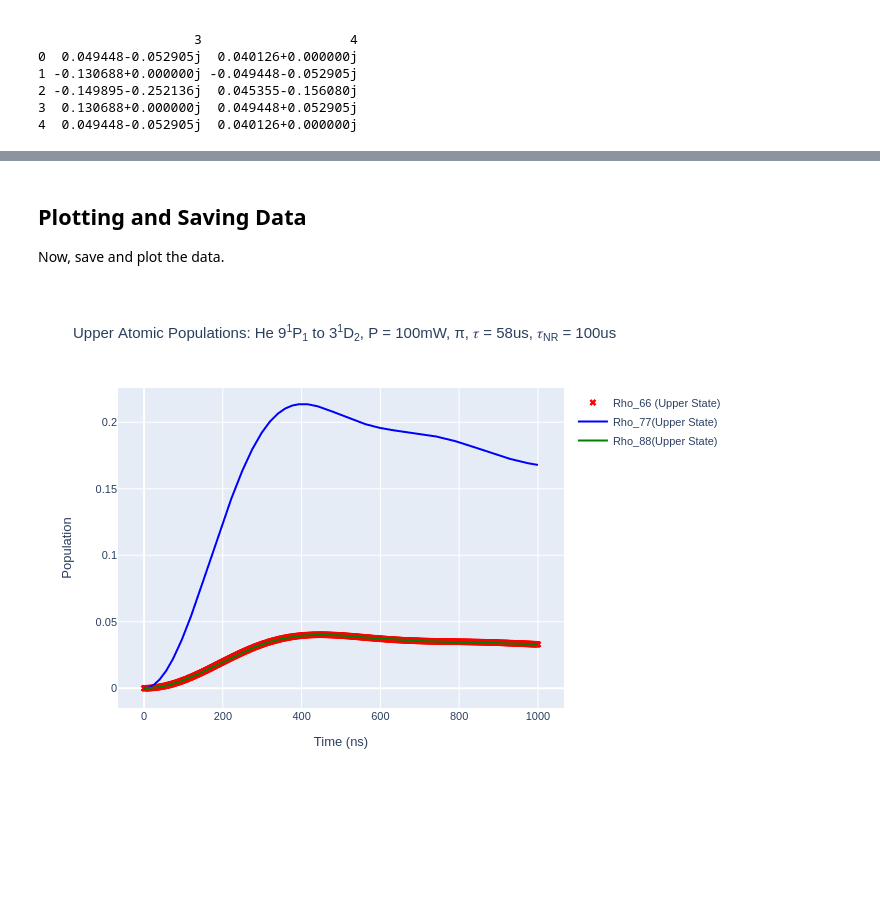
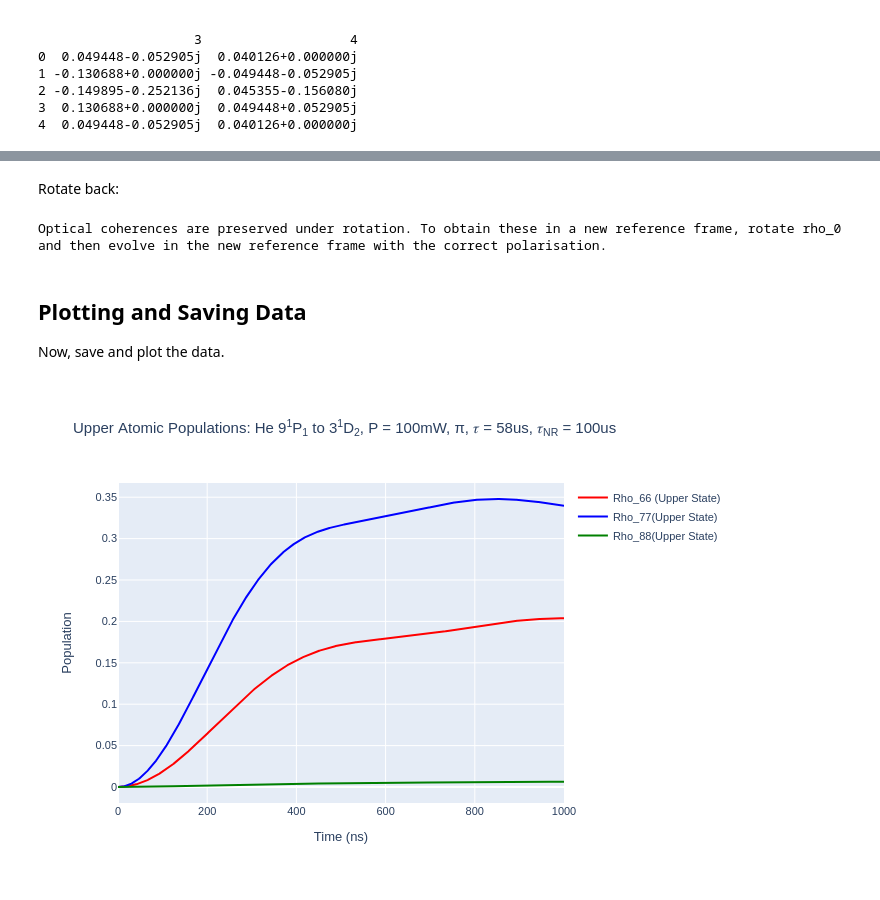
Before and after one commit to mvpmanish/LASED, a Jupyter notebook: docs/source/tutorials/Tutorial3-MetastableHe.ipynb, the cells around one changed output, grey strips where cells are left out. Drawn from its saved outputs; the diff is of its cells as text; code cells hidden in the pictures; blank space fills up the shorter version.

```diff
--- a/docs/source/tutorials/Tutorial3-MetastableHe.ipynb
+++ b/docs/source/tutorials/Tutorial3-MetastableHe.ipynb
@@ -17,12 +17,10 @@ import pandas as pd  #This librray is used to read in the data
 
 This is a very similar system to last tutorial except for the lifetime and laser wavelength. Both of these values are taken from looking at the transition on the National Institute of Standards and Technology's (NIST) atomic database. The page for He can be found [here](https://physics.nist.gov/cgi-bin/ASD/lines1.pl?spectra=He+I&limits_type=0&low_w=&upp_w=&unit=1&submit=Retrieve+Data&de=0&format=0&line_out=0&en_unit=0&output=0&bibrefs=1&page_size=15&show_obs_wl=1&show_calc_wl=1&unc_out=1&order_out=0&max_low_enrg=&show_av=3&max_upp_enrg=&tsb_value=0&min_str=&A_out=0&intens_out=on&max_str=&allowed_out=1&forbid_out=1&min_accur=&min_intens=&conf_out=on&term_out=on&enrg_out=on&J_out=on).
 # %%
-# System parameters
-n = 8  # number of energy levels in system
-
 tau = 57.7e3 # lifetime in ns (take from NIST 1/A_ki as this is in rad/s)
-tau_f = 100e3 # estimated non-radiative lifetime of rydberg upper state to other states in ns/rad
-laser_wavelength = 921.287e-9 # wavelength of laser 3D to 9P state from NIST
+tau_f = 100e3 # estimated non-radiative lifetime of rydberg upper state to other states in ns
+tau_b = 100e3  # estimated non-radiative lifetime of metastable state
+laser_wavelength = 921.258e-9 # wavelength of laser 3D to 9P state from NIST
 
 w_e = las.angularFreq(laser_wavelength)  # Converted to angular frequency in Grad/s
 
@@ -49,20 +47,12 @@ time = np.linspace(start_time, stop_time, steps)
 # Laser parameters
 laser_power = 100 # laser intensity in mW
 r_sigma = 0.75  # radial distance to 2D standard deviation in mm
-n_intensity = 50
-
-# Doppler detuning parameters
-doppler_width = 0.001*2*np.pi # doppler width of 1 MHz in Grad/s
-delta_upper = doppler_width
-delta_lower = -doppler_width
-doppler_steps = 30
-doppler_detunings = np.linspace(delta_lower, delta_upper, doppler_steps)
-atomic_velocity = 0  # Velocity component of atoms in direction of laser beam in m/s
+n_intensity = 30
 # %% [markdown]
 Next, make the `LaserAtomSystem`.
 # %%
 helium_system = las.LaserAtomSystem(E, G, tau, Q, laser_wavelength, tau_f = tau_f,
-                                 laser_power = laser_power)
+                                 tau_b = tau_b, laser_power = laser_power)
 # %% [markdown]
 ## Initialisating the Laser-Atom System with Data
 
@@ -178,3 +176,9 @@ helium_system.timeEvolution(time,
+# %% [markdown]
+Rotate back:
+# %%
+helium_system.rotateRho_t(alpha, -beta, gamma)
+# %% [output]
+Optical coherences are preserved under rotation. To obtain these in a new reference frame, rotate rho_0 and then evolve in the new reference frame with the correct polarisation.
 # %% [markdown]
 ## Plotting and Saving Data
 
@@ -188,40 +192,40 @@ rho_88 = [abs(rho) for rho in helium_system.Rho_t(eight, eight)]
 
 fig_upper = go.Figure(data = go.Scatter(x = time,
                                  y = rho_66,
-                                 mode = 'markers',
+                                 mode = 'lines',
                                     name = "Rho_66 (Upper State)",
                                     marker = dict(
                                 color = 'red',
                                 symbol = 'x',
                             )))
 
 fig_upper.add_trace(go.Scatter(x = time,
                                  y = rho_77,
                                  mode = 'lines',
                                     name = "Rho_77(Upper State)",
                                     marker = dict(
                                 color = 'blue',
                                 symbol = 'square',
                            )))
 fig_upper.add_trace(go.Scatter(x = time,
                                  y = rho_88,
                                  mode = 'lines',
                                     name = "Rho_88(Upper State)",
                                     marker = dict(
                                 color = 'green',
                                 symbol = 'circle',
                            )))
 
 fig_upper.update_layout(title = "Upper Atomic Populations: He 9<sup>1</sup>P<sub>1</sub> to 3<sup>1</sup>D<sub>2</sub>, P = {:0.0f}mW, π, 𝜏 = {:0.0f}us, 𝜏<sub>NR</sub> = {:0.0f}us".format(laser_power, tau/1e3, tau_f/1e3),
                  xaxis_title = "Time (ns)",
                  yaxis_title = "Population",
                 font = dict(
                     size = 11))
 
 fig_upper.write_image("SavedPlots/tutorial3-HeFigUpper.png")
 Image("SavedPlots/tutorial3-HeFigUpper.png")
 # %% [output]
-[figure, old version]
+[figure, new version]
 # %%
 rho11 = [ abs(rho) for rho in helium_system.Rho_t(one, one)]
 rho22 = [ abs(rho) for rho in helium_system.Rho_t(two, two)]
```
Also changed, not shown: parts of 8 cells of this notebook, 23 other files.
